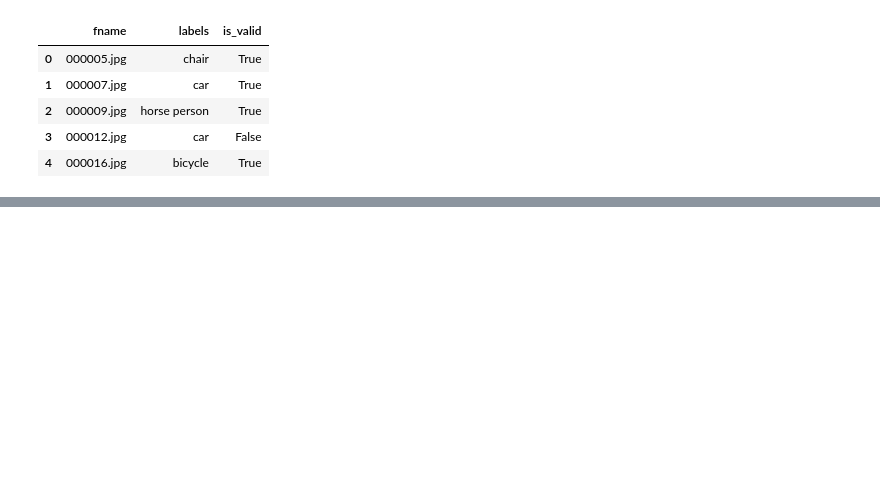
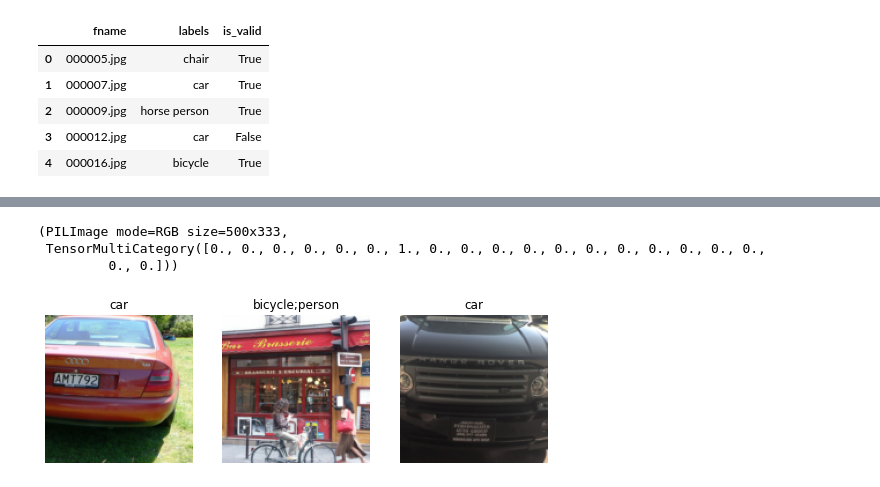
Before and after one commit to kumarUjjawal/deep-learning-with-fastai, a Jupyter notebook: multi_label_classifiaction_fastai.ipynb, the cells around one changed output, grey strips where cells are left out. Drawn from its saved outputs; the diff is of its cells as text; code cells hidden in the pictures; blank space fills up the shorter version.

Commit message:
Multi Label Classification

```diff
--- a/multi_label_classifiaction_fastai.ipynb
+++ b/multi_label_classifiaction_fastai.ipynb
@@ -42,0 +42,6 @@ dsets.train[0]
+# %%
+def get_x(r):
+    return path/'train'/r['fname']
+
+def get_y(r):
+    return r['labels'].split(' ')
@@ -42,0 +63,5 @@ dsets.train[0]
+# %%
+def splitter(df):
+    train = df.index[~df['is_valid']].tolist()
+    valid = df.index[~df['is_valid']].tolist()
+    return train,valid
@@ -42,0 +73,20 @@ dsets.train[0]
+# %%
+dsets = dblock.datasets(df)
+dsets.train[0]
+# %% [output]
+(PILImage mode=RGB size=500x333,
+ TensorMultiCategory([0., 0., 0., 0., 0., 0., 1., 0., 0., 0., 0., 0., 0., 0., 0., 0., 0., 0.,
+         0., 0.]))
+# %%
+# create dataloaders
+dblock = DataBlock(blocks=(ImageBlock, MultiCategoryBlock),
+                   splitter=splitter,
+                   get_x=get_x,
+                   get_y=get_y,
+                   item_tfms=RandomResizedCrop(128, min_scale=0.35))
+# %%
+dls = dblock.dataloaders(df)
+# %%
+dls.show_batch(nrows=1, ncols=3)
+# %% [output]
+[figure, added]
```
Also changed, not shown: parts of 19 cells of this notebook, 3 other files.
